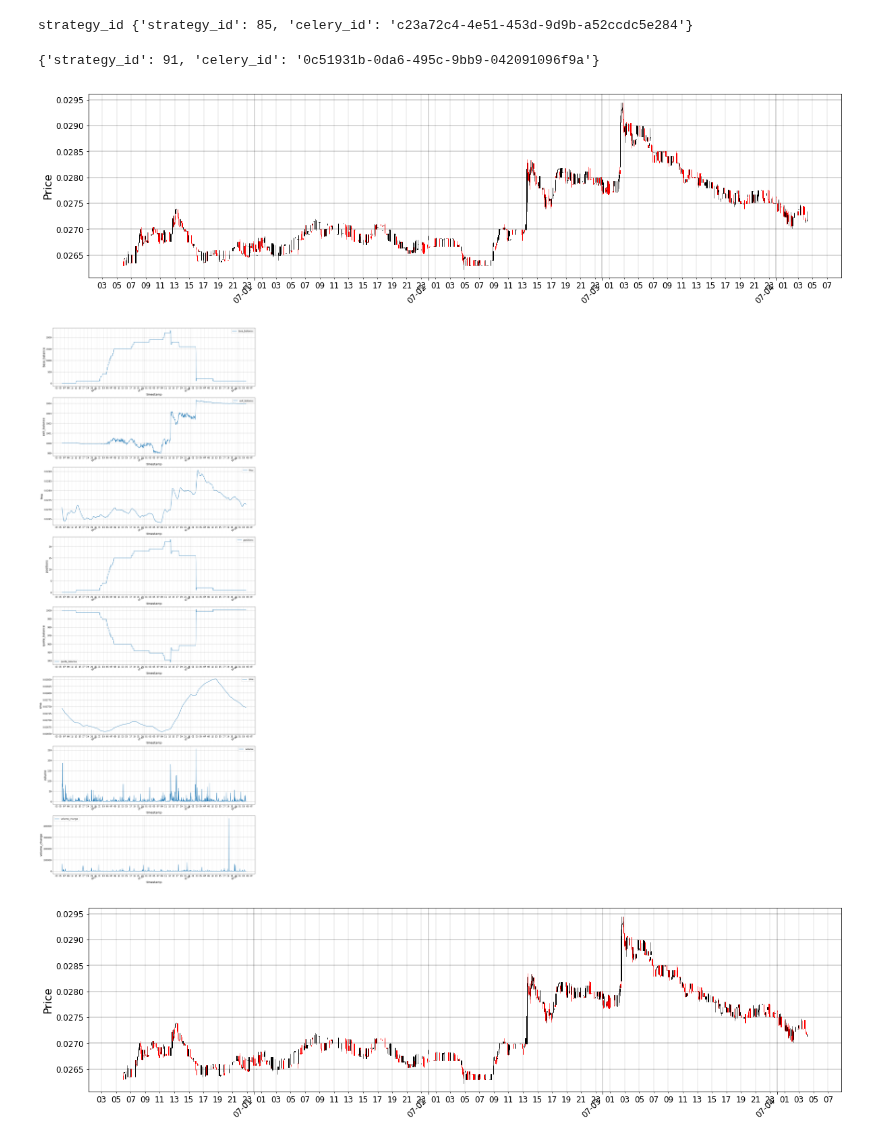
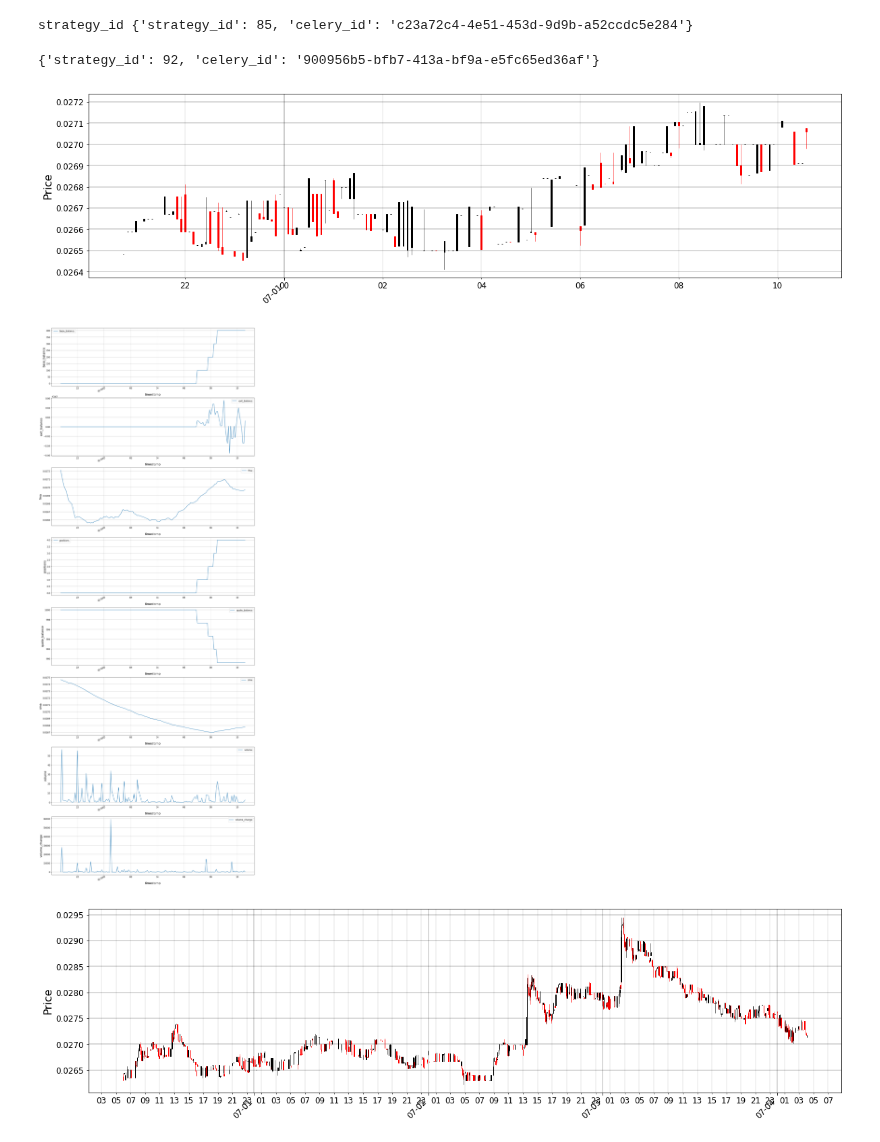
Before and after one commit to eristoddle/KryptoBot, a Jupyter notebook: notebooks/t2_strategies.ipynb, the cells around one changed output. Drawn from its saved outputs; the diff is of its cells as text; code cells hidden in the pictures.

```diff
--- a/notebooks/t2_strategies.ipynb
+++ b/notebooks/t2_strategies.ipynb
@@ -87,10 +87,11 @@ params = {
     'default': {
         'interval': '5m',
         'exchange': 'bittrex',
-        'base_currency': 'SNT',
+        'base_currency': 'ZEC',
         'quote_currency': 'BTC',
         'is_simulated': True,
-#         'start': '2017-06-15',
+        'backtest': False,
+        'start': '2017-06-25',
 #         'end': '2018-06-15',
     },
     'limits': {
@@ -117,33 +118,33 @@ params = {
 details = manager.run_strategy(params)
 print(details)
 # %% [output]
-{'strategy_id': 91, 'celery_id': '0c51931b-0da6-495c-9bb9-042091096f9a'}
+{'strategy_id': 92, 'celery_id': '900956b5-bfb7-413a-bf9a-e5fc65ed36af'}
 # %%
 manager.stop_strategy(79)
 # %%
 from os import getcwd
 from kryptobot.portfolio.manager import Manager
 
 config = getcwd() + '/config.json'
 manager = Manager(config=config)
 %matplotlib inline
 
 # Good Ones: 82
-run_keys = manager.get_strategy_run_keys(82)
+run_keys = manager.get_strategy_run_keys(92)
 run_key = run_keys[-1]
 
 # Dataframe
 # results = manager.get_results(run_key)
 # results.tail(100)
 
 # Candlestick Data
 manager.show_candle_chart(run_key)
 
 # Indicator Data
 manager.show_indicator_charts(run_key)
 # %% [output]
-[figure, old version]
+[figure, new version]
-[figure, old version]
+[figure, new version]
 # %%
 from os import getcwd
 from kryptobot.portfolio.manager import Manager
```
Also changed, not shown: 4 other files.
